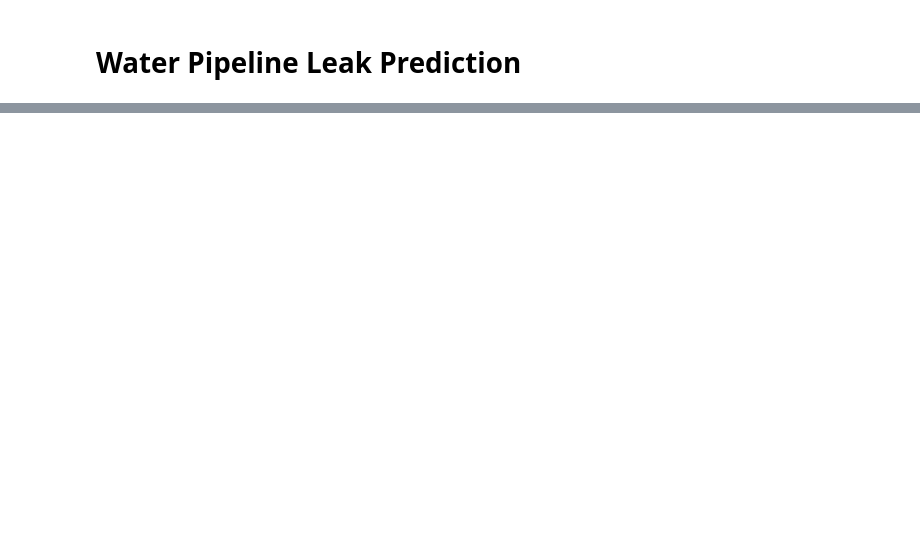
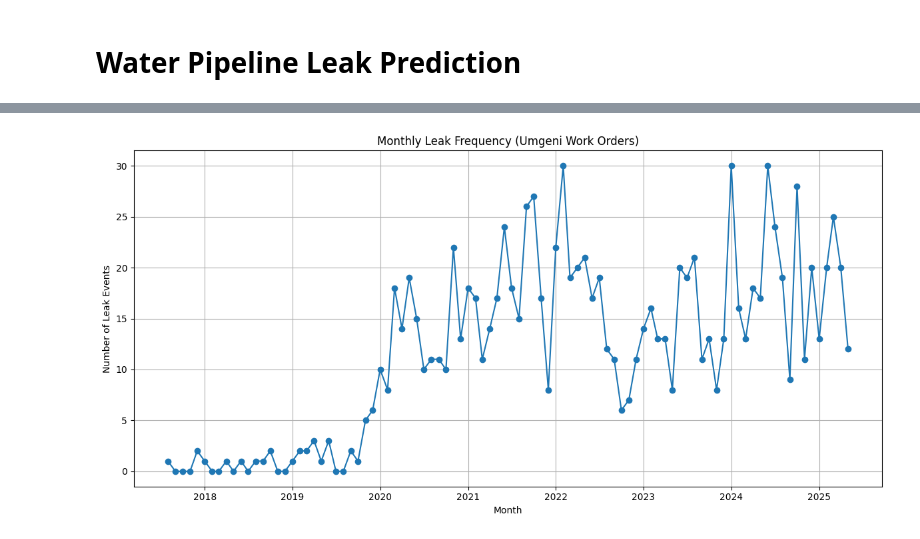
Before and after one commit to Samukelo09/Pipeline-Leak-Prediction, a Jupyter notebook: data_engineering.ipynb, the cells around one changed output, grey strips where cells are left out. Drawn from its saved outputs; the diff is of its cells as text; code cells hidden in the pictures; blank space fills up the shorter version.

```diff
--- a/data_engineering.ipynb
+++ b/data_engineering.ipynb
@@ -135,0 +513,46 @@ rep["event_month"] = pd.to_datetime(rep["event_date"], errors="coerce").dt.month
+# %%
+# 1) Filter valid rows
+mask = (rep.get("target_leak", 0) == 1) & rep["event_date"].notna()
+if not mask.any():
+    print("No leak rows with valid event_date.")
+else:
+    # 2) Aggregate by month via PeriodIndex (fast)
+    monthly_leaks = (
+        rep.loc[mask, "event_date"]
+          .dt.to_period("M")
+          .value_counts()
+          .rename_axis("event_period")
+          .reset_index(name="leak_count")
+          .sort_values("event_period")
+    )
+
+    # 3) Ensure a complete monthly index (fill missing months with 0)
+    start = monthly_leaks["event_period"].min()
+    end   = monthly_leaks["event_period"].max()
+    full_idx = pd.period_range(start=start, end=end, freq="M")
+    monthly_leaks = (
+        monthly_leaks.set_index("event_period")
+                     .reindex(full_idx, fill_value=0)
+                     .rename_axis("event_period")
+                     .reset_index()
+    )
+    # Convert Period → Timestamp for plotting on a datetime axis
+    monthly_leaks["event_period"] = monthly_leaks["event_period"].dt.to_timestamp()
+
+    # Optional: add a rolling average (e.g., 3-month)
+    # monthly_leaks["leak_roll3"] = monthly_leaks["leak_count"].rolling(3, min_periods=1).mean()
+
+    # 4) Plot
+    plt.figure(figsize=(12, 6))
+    plt.plot(monthly_leaks["event_period"], monthly_leaks["leak_count"], marker="o")
+    # If you enabled rolling mean:
+    # plt.plot(monthly_leaks["event_period"], monthly_leaks["leak_roll3"], linestyle="--")
+
+    plt.title("Monthly Leak Frequency (Umgeni Work Orders)")
+    plt.xlabel("Month")
+    plt.ylabel("Number of Leak Events")
+    plt.grid(True)
+    plt.tight_layout()
+    plt.show()
+# %% [output]
+[figure, added]
```
Also changed, not shown: parts of 54 cells of this notebook, 7 other files.
